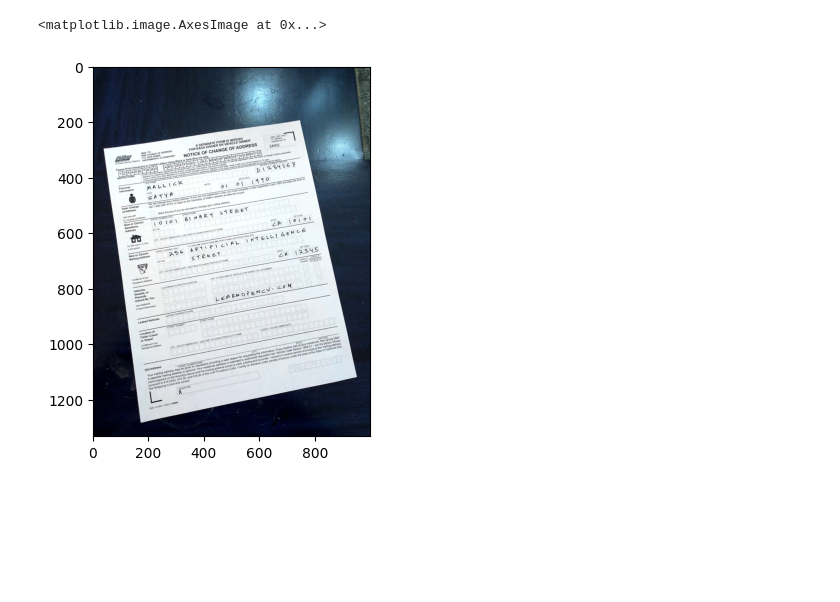
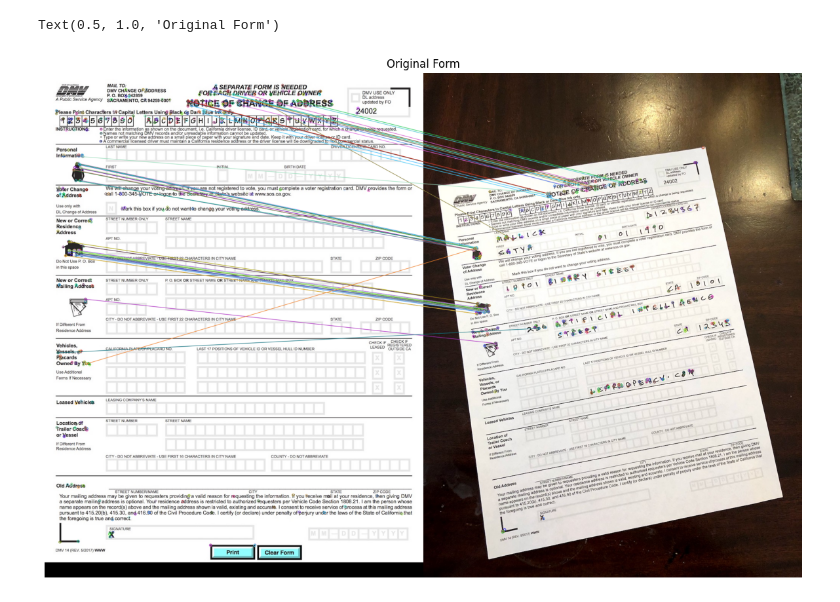
Before and after one commit to wp225/OpenCv, a Jupyter notebook: ImageAlignment.ipynb, the cells around one changed output. Cells and saved outputs as stored; diff of their text form; code cells hidden in the pictures; blank space fills up the shorter version.

Commit message:
image alognment and hdr

```diff
--- a/ImageAlignment.ipynb
+++ b/ImageAlignment.ipynb
@@ -4,8 +4,31 @@ import matplotlib.pyplot
 import matplotlib.pyplot as plt
 import numpy as np
 # %%
-image = cv2.imread('opencv_bootcamp_assets_NB8/scanned-form.jpg')
-plt.imshow(image,cmap='gray')
+im2 = cv2.imread('opencv_bootcamp_assets_NB8/scanned-form.jpg')
+im1 = cv2.imread('form.jpg')
+
+im1 = cv2.cvtColor(im1, cv2.COLOR_BGR2RGB)
+im2 = cv2.cvtColor(im2, cv2.COLOR_BGR2RGB)
+
+im1_gray = cv2.cvtColor(im1, cv2.COLOR_BGR2GRAY)
+im2_gray = cv2.cvtColor(im2, cv2.COLOR_BGR2GRAY)
-# %% [output]
-<matplotlib.image.AxesImage at 0x...>
-[figure, removed]
+# %%
+orb = cv2.ORB_create(500)
+# %%
+key1,desc1 = orb.detectAndCompute(im1_gray,None)
+key2,desc2 = orb.detectAndCompute(im2_gray,None)
+# %%
+matcher = cv2.DescriptorMatcher_create(cv2.DescriptorMatcher_BRUTEFORCE_HAMMING)
+matches = list(matcher.match(desc1,desc2,None))
+# %%
+matches.sort(key=lambda x: x.distance, reverse=False)
+thresh = int(len(matches)*.1)
+good_matches = matches[:thresh]
+# %%
+plt.figure(figsize=[40, 10])
+
+plt.imshow(cv2.drawMatches(im1,key1,im2,key2,good_matches,None),cmap='grey')
+plt.axis("off");plt.title("Original Form")
+# %% [output]
+Text(0.5, 1.0, 'Original Form')
+[figure, added]
```
Also changed, not shown: parts of 3 cells of this notebook, 5 other files.
